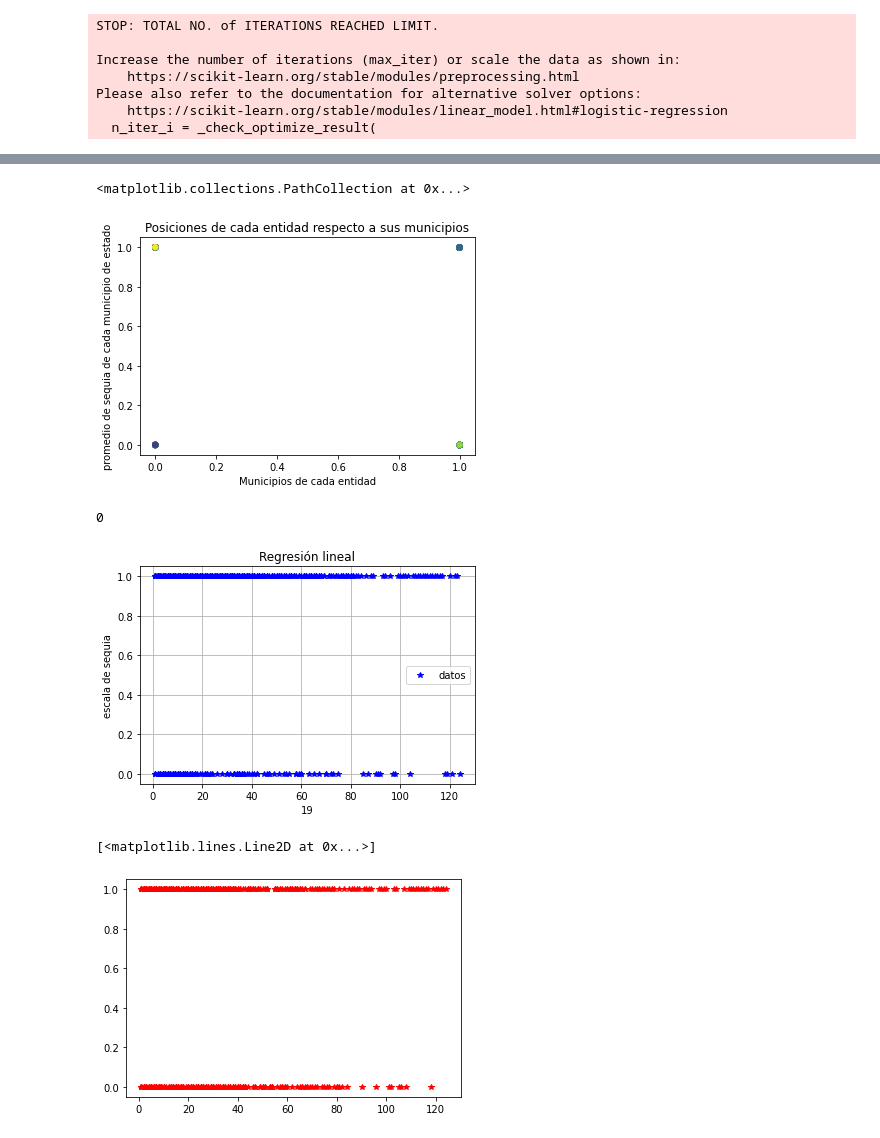
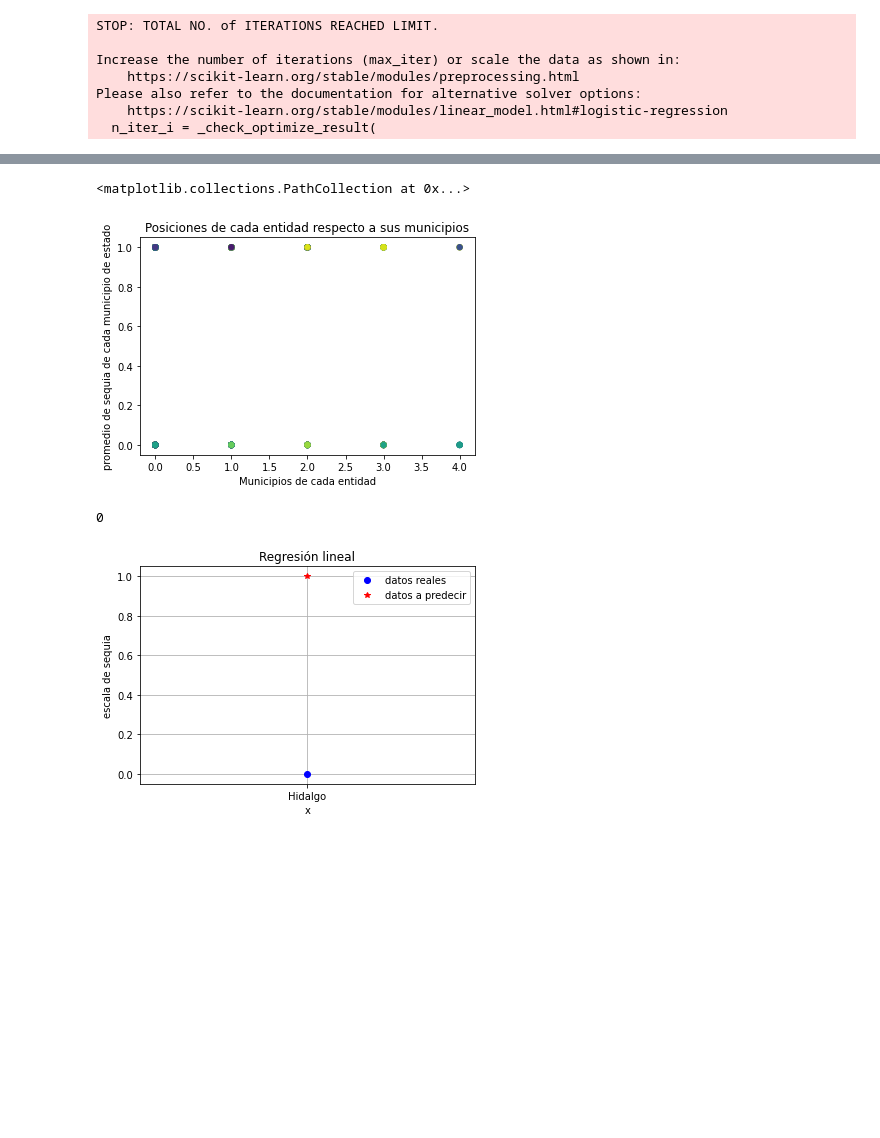
Before and after one commit to urielMontenegro1/datos_de_sequias, a Jupyter notebook: sequias_proyecto.ipynb, the cells around one changed output, grey strips where cells are left out. Drawn from its saved outputs; the diff is of its cells as text; code cells hidden in the pictures; blank space fills up the shorter version.

```diff
--- a/sequias_proyecto.ipynb
+++ b/sequias_proyecto.ipynb
@@ -17,7 +17,7 @@ sequias_df.head(5)
 | 4 | 1005 | 1 | 5 | Jesús María | Aguascalientes | Lerma Santiago Pacífico | VIII | Rio Santiago | 16 | ... |
 5 rows × 345 columns
 # %%
-sequias_df3=sequias_df['CVE_MUN']
+sequias_df3=sequias_df['ENTIDAD']
 # %%
 sequias_df.info()
 # %% [output]
@@ -411,10 +454,10 @@ plt.ylabel('promedio de sequia de cada municipio de estado')
 #sizes = np.random.uniform(15, 80, len(sequias_df['CVE_ENT']))
 colors = np.random.uniform(15, 80, 493)
 
-plt.scatter(lista2[:493],y_pred,s=30, c =colors)
+plt.scatter(sequias_df2.iloc[:493,0],y_pred,s=30, c =colors)
 # %% [output]
 <matplotlib.collections.PathCollection at 0x...>
-[figure, old version]
+[figure, new version]
 # %%
 sequias_df2['CLASIFICACION'][0]
 # %% [output]
@@ -422,17 +465,12 @@ sequias_df2['CLASIFICACION'][0]
 # %%
 plt.figure()
 plt.grid()
 plt.title('Regresión lineal')
-plt.xlabel(sequias_df.iloc[sequiaClas,1])
+plt.xlabel('x')
 plt.ylabel('escala de sequia')
-plt.plot(sequias_df3[:493],sequias_df2['CLASIFICACION'][:493],'b*')
-#plt.plot(listaFecha,y_pred[:336],'ro')
-plt.legend(['datos'])
+plt.plot(sequias_df3[492:493],y[492:493],'bo')
+plt.plot(sequias_df3[492:493],y_pred[492:493],'r*')
+plt.legend(['datos reales','datos a predecir'])
 plt.show()
-print()
-plt.figure()
-plt.plot(sequias_df3[:493],y_pred,'r*')
 # %% [output]
-[figure, old version]
+[figure, new version]
-[<matplotlib.lines.Line2D at 0x...>]
-[figure, removed]
```
Also changed, not shown: parts of 28 cells of this notebook.
